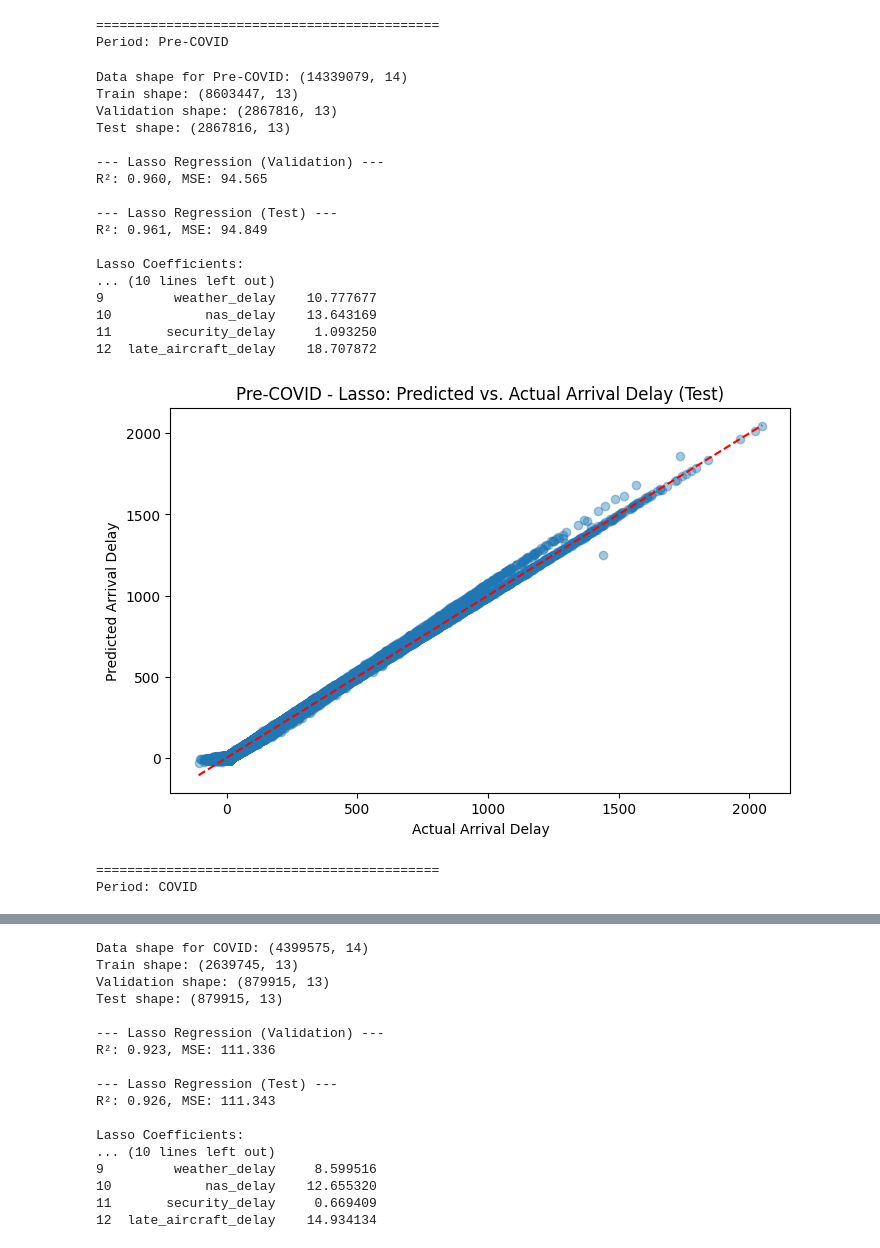
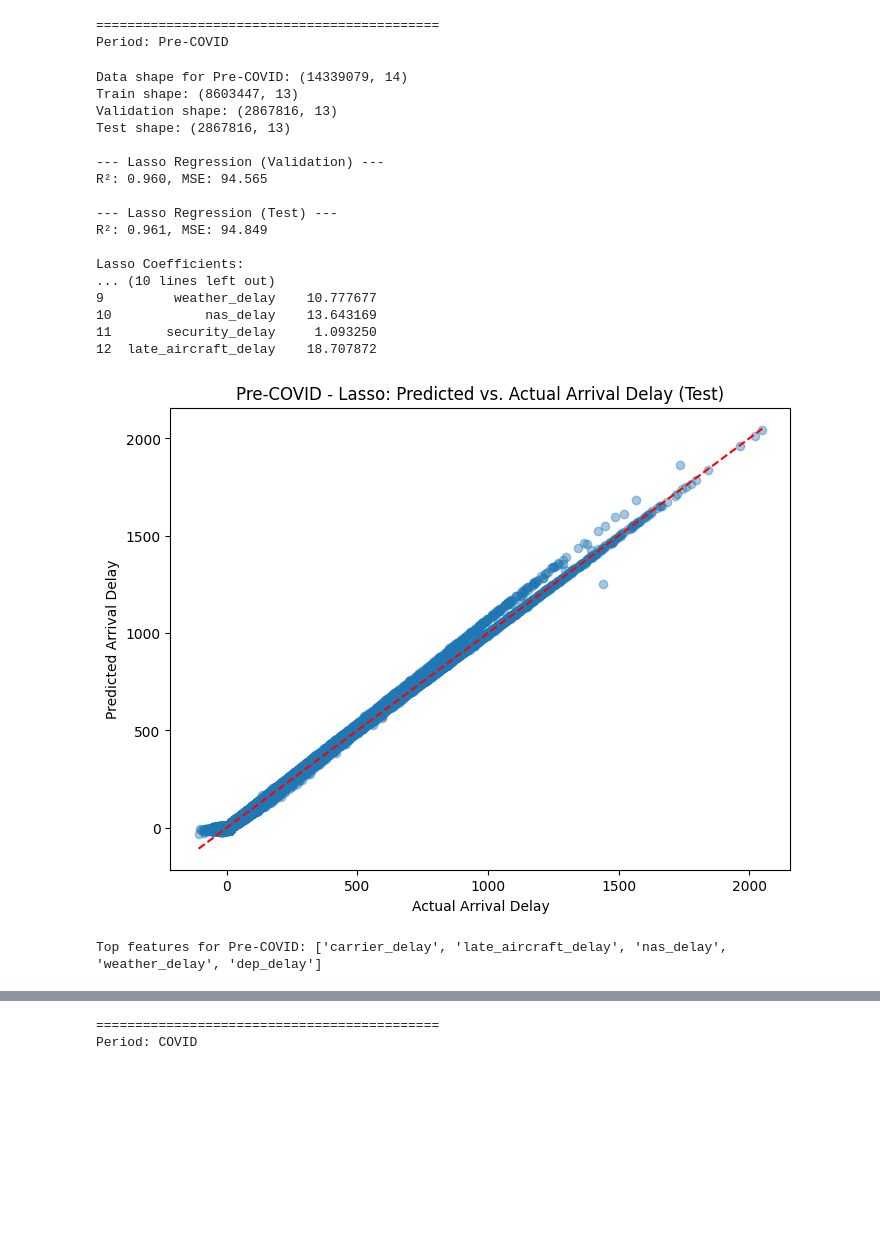
Before and after one commit to harsharapur/Applied-Analytics-project, a Jupyter notebook: test.ipynb, the cells around one changed output, grey strips where cells are left out. Drawn from its saved outputs; the diff is of its cells as text; code cells hidden in the pictures; blank space fills up the shorter version.

```diff
--- a/test.ipynb
+++ b/test.ipynb
@@ -81,7 +81,7 @@ for col in categorical_features:
     le = LabelEncoder()
     data[col] = le.fit_transform(data[col].astype(str))
 
-# Standardize numerical features (i.e., all features not in categorical_features)
+# Standardize numerical features (features not in categorical_features)
 numerical_features = [col for col in features if col not in categorical_features]
 scaler = StandardScaler()
 data[numerical_features] = scaler.fit_transform(data[numerical_features])
@@ -149,7 +149,7 @@ for period in periods:
     print("============================================")
     print(f"Period: {period}")
 
-    # Subset data for the current period
+    # Subset data for the current period from the preprocessed data.
     data_period = data[df['Period'] == period]
     print(f"Data shape for {period}: {data_period.shape}")
 
@@ -158,7 +158,7 @@ for period in periods:
         print(f"Not enough data for {period}; skipping.")
         continue
 
-    # Split the data and train the Lasso model (with alpha = 0.1, you can tune this)
+    # Split the data and train the Lasso model (with alpha = 0.1; tune if needed)
     result = split_and_train_lasso(data_period, features, target, alpha=0.1)
     results[period] = result
 
@@ -175,43 +175,71 @@ for period in periods:
     print("\n--- Lasso Regression (Test) ---")
     print(f"R²: {result['test_r2']:.3f}, MSE: {result['test_mse']:.3f}")
 
-    # Display model coefficients (best features are those with non-zero coefficients)
+    # Display model coefficients (only non-zero coefficients indicate the best features)
     print("\nLasso Coefficients:")
     print(result['coefficients'])
     print("\n\n")
 
-    # Optional: Plot predicted vs. actual for test set.
+    # ----- Plot Predicted vs. Actual for Test Set -----
     y_test = result['y_test']
     y_pred_test = result['lasso'].predict(result['X_test'])
 
-    plt.figure(figsize=(8, 5))
+    plt.figure(figsize=(8, 6))
     plt.scatter(y_test, y_pred_test, alpha=0.4)
     plt.xlabel("Actual Arrival Delay")
     plt.ylabel("Predicted Arrival Delay")
     plt.title(f"{period} - Lasso: Predicted vs. Actual Arrival Delay (Test)")
     # Plot a 45° reference line
     plt.plot([y_test.min(), y_test.max()], [y_test.min(), y_test.max()], 'r--')
     plt.show()
+
+    # ----- Plot Monthly Average Values for Top Features -----
+    # Determine top features from the current period's Lasso results.
+    coef_df = result['coefficients']
+    # Select only features with non-zero coefficients and get top 5 sorted by absolute value.
+    top_features_df = coef_df[coef_df['Coefficient'] != 0]
+    if top_features_df.empty:
+        print(f"No top features found for {period} (all coefficients zero).")
+        continue
+    top_features_df = top_features_df.reindex(top_features_df['Coefficient'].abs().sort_values(ascending=False).index).head(5)
+    top_features = top_features_df['Feature'].tolist()
+    print(f"Top features for {period}: {top_features}")
+
+    # For monthly averages, use the raw dataframe (not scaled) for interpretability.
+    # Subset the raw dataframe for the current period.
+    data_raw_period = df[df['Period'] == period]
+    # Compute monthly averages for the top features.
+    avg_by_month = data_raw_period.groupby('year_month')[top_features].mean().reset_index()
+
+    plt.figure(figsize=(8, 6))
+    for feature in top_features:
+        plt.plot(avg_by_month['year_month'], avg_by_month[feature], marker='o', label=feature)
+    plt.xlabel("Year-Month")
+    plt.ylabel("Average Value")
+    plt.title(f"{period} - Monthly Average Values of Top Features")
+    plt.legend(title="Feature")
+    plt.xticks(rotation=45)
+    plt.tight_layout()
+    plt.show()
 # %% [output]
 ============================================
 Period: Pre-COVID
 Data shape for Pre-COVID: (14339079, 14)
 Train shape: (8603447, 13)
 Validation shape: (2867816, 13)
 Test shape: (2867816, 13)
 
 --- Lasso Regression (Validation) ---
 R²: 0.960, MSE: 94.565
 
 --- Lasso Regression (Test) ---
 R²: 0.961, MSE: 94.849
 
 Lasso Coefficients:
 ... (10 lines left out)
 9         weather_delay    10.777677
 10            nas_delay    13.643169
 11       security_delay     1.093250
 12  late_aircraft_delay    18.707872
-[figure, old version]
+[figure, new version]
-============================================
-Period: COVID
+Top features for Pre-COVID: ['carrier_delay', 'late_aircraft_delay', 'nas_delay', 'weather_delay', 'dep_delay']
@@ -218,17 +247,2 @@ Period: COVID
-Data shape for COVID: (4399575, 14)
-Train shape: (2639745, 13)
-Validation shape: (879915, 13)
-Test shape: (879915, 13)
-
---- Lasso Regression (Validation) ---
-R²: 0.923, MSE: 111.336
-
---- Lasso Regression (Test) ---
-R²: 0.926, MSE: 111.343
-
-Lasso Coefficients:
-... (10 lines left out)
-9         weather_delay     8.599516
-10            nas_delay    12.655320
-11       security_delay     0.669409
-12  late_aircraft_delay    14.934134
+============================================
+Period: COVID
```
Also changed, not shown: parts of 1 cell of this notebook.
